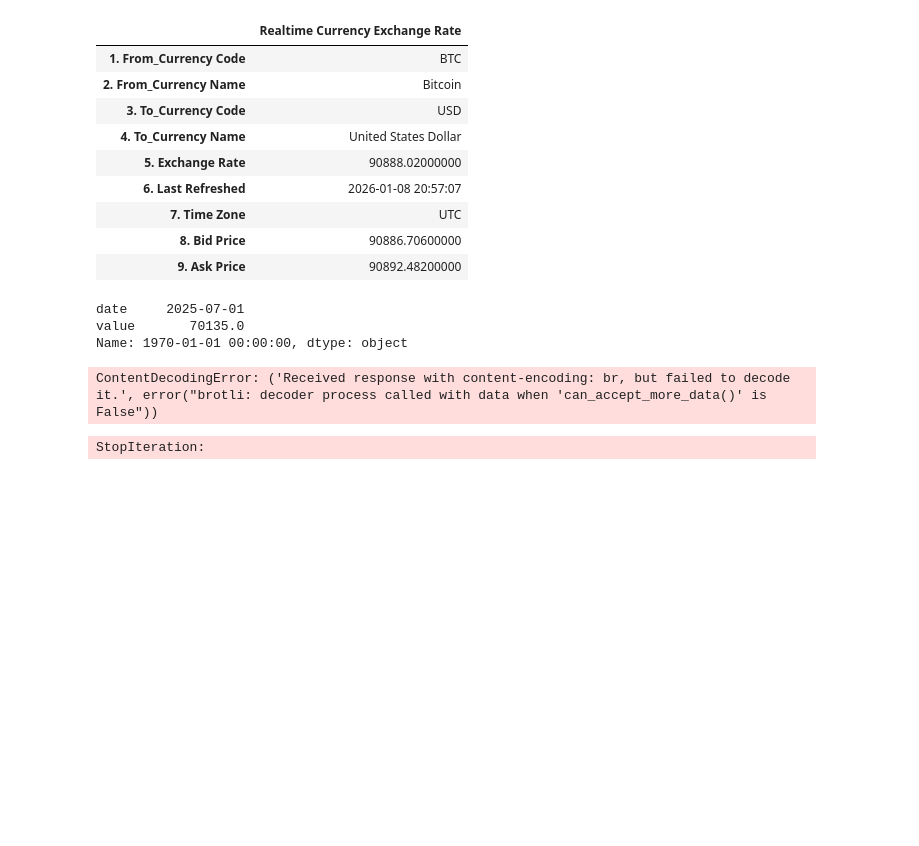
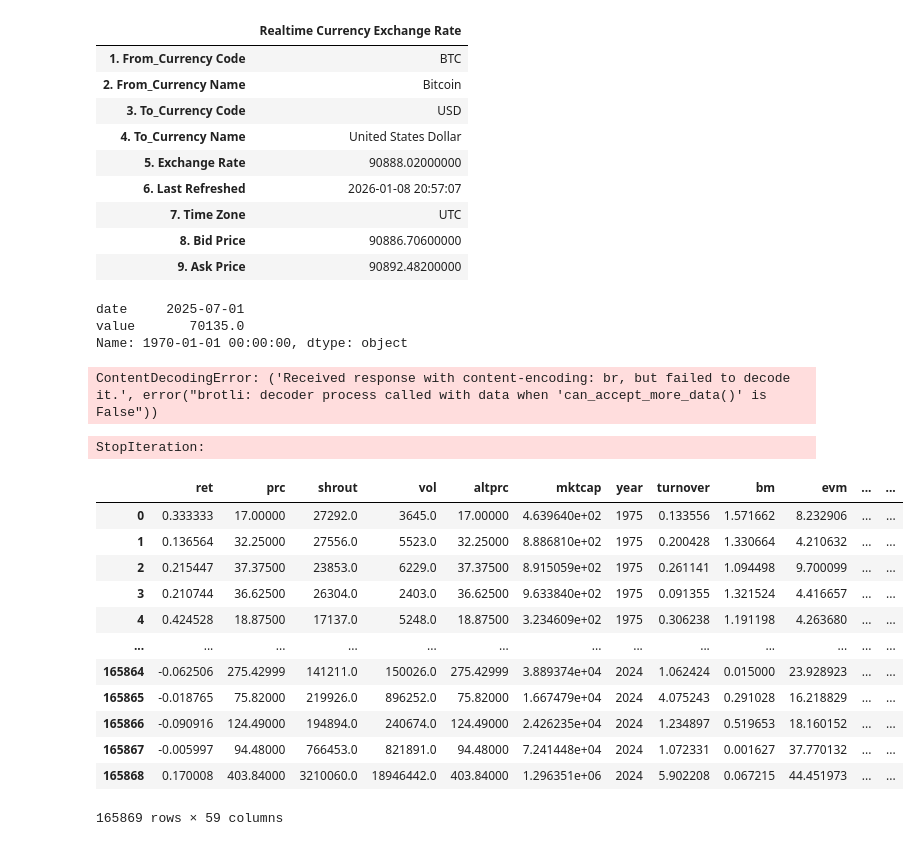
Before and after one commit to DJHoulihan/Portfolio_Optimization, a Jupyter notebook: alphavantageplayground.ipynb, the cells around one changed output. Cells and saved outputs as stored; diff of their text form; code cells hidden in the pictures; blank space fills up the shorter version.

Commit message:
added data

```diff
--- a/alphavantageplayground.ipynb
+++ b/alphavantageplayground.ipynb
@@ -143,0 +146,18 @@ StopIteration:
+# %%
+data = pd.read_csv('./data/full_data.txt')
+# %%
+data
+# %% [output]
+|  | ret | prc | shrout | vol | altprc | mktcap | year | turnover | bm | evm | ... | ... |
+| 0 | 0.333333 | 17.00000 | 27292.0 | 3645.0 | 17.00000 | 4.639640e+02 | 1975 | 0.133556 | 1.571662 | 8.232906 | ... | ... |
+| 1 | 0.136564 | 32.25000 | 27556.0 | 5523.0 | 32.25000 | 8.886810e+02 | 1975 | 0.200428 | 1.330664 | 4.210632 | ... | ... |
+| 2 | 0.215447 | 37.37500 | 23853.0 | 6229.0 | 37.37500 | 8.915059e+02 | 1975 | 0.261141 | 1.094498 | 9.700099 | ... | ... |
+| 3 | 0.210744 | 36.62500 | 26304.0 | 2403.0 | 36.62500 | 9.633840e+02 | 1975 | 0.091355 | 1.321524 | 4.416657 | ... | ... |
+| 4 | 0.424528 | 18.87500 | 17137.0 | 5248.0 | 18.87500 | 3.234609e+02 | 1975 | 0.306238 | 1.191198 | 4.263680 | ... | ... |
+| ... | ... | ... | ... | ... | ... | ... | ... | ... | ... | ... | ... | ... |
+| 165864 | -0.062506 | 275.42999 | 141211.0 | 150026.0 | 275.42999 | 3.889374e+04 | 2024 | 1.062424 | 0.015000 | 23.928923 | ... | ... |
+| 165865 | -0.018765 | 75.82000 | 219926.0 | 896252.0 | 75.82000 | 1.667479e+04 | 2024 | 4.075243 | 0.291028 | 16.218829 | ... | ... |
+| 165866 | -0.090916 | 124.49000 | 194894.0 | 240674.0 | 124.49000 | 2.426235e+04 | 2024 | 1.234897 | 0.519653 | 18.160152 | ... | ... |
+| 165867 | -0.005997 | 94.48000 | 766453.0 | 821891.0 | 94.48000 | 7.241448e+04 | 2024 | 1.072331 | 0.001627 | 37.770132 | ... | ... |
+| 165868 | 0.170008 | 403.84000 | 3210060.0 | 18946442.0 | 403.84000 | 1.296351e+06 | 2024 | 5.902208 | 0.067215 | 44.451973 | ... | ... |
+165869 rows × 59 columns
```
Also changed, not shown: parts of 1 cell of this notebook.
